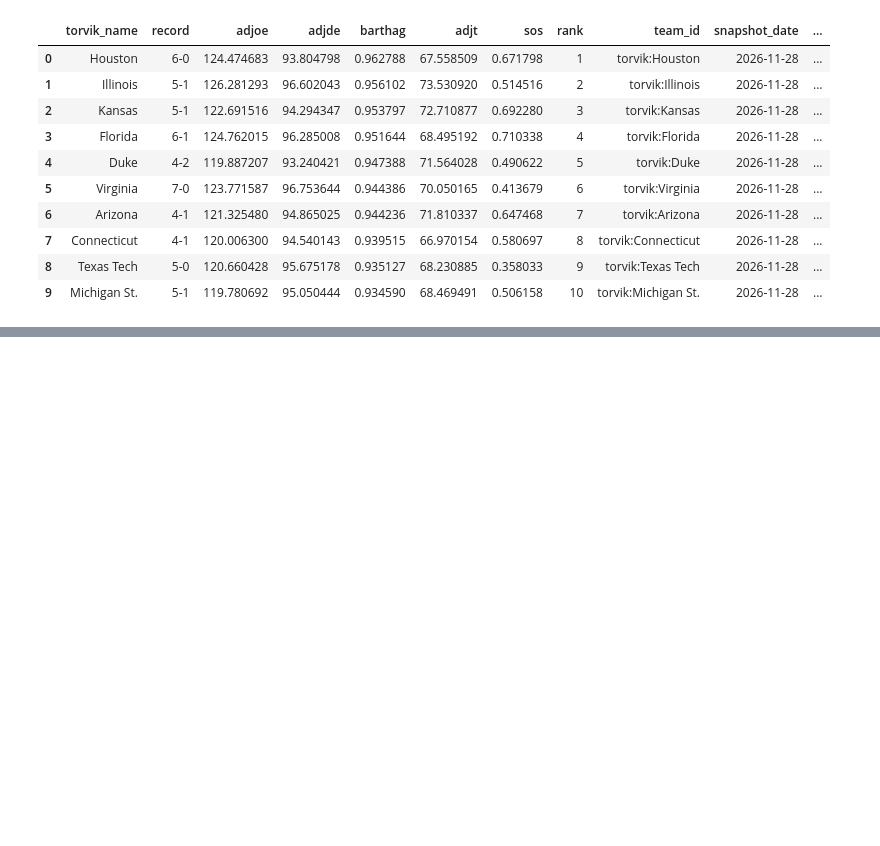
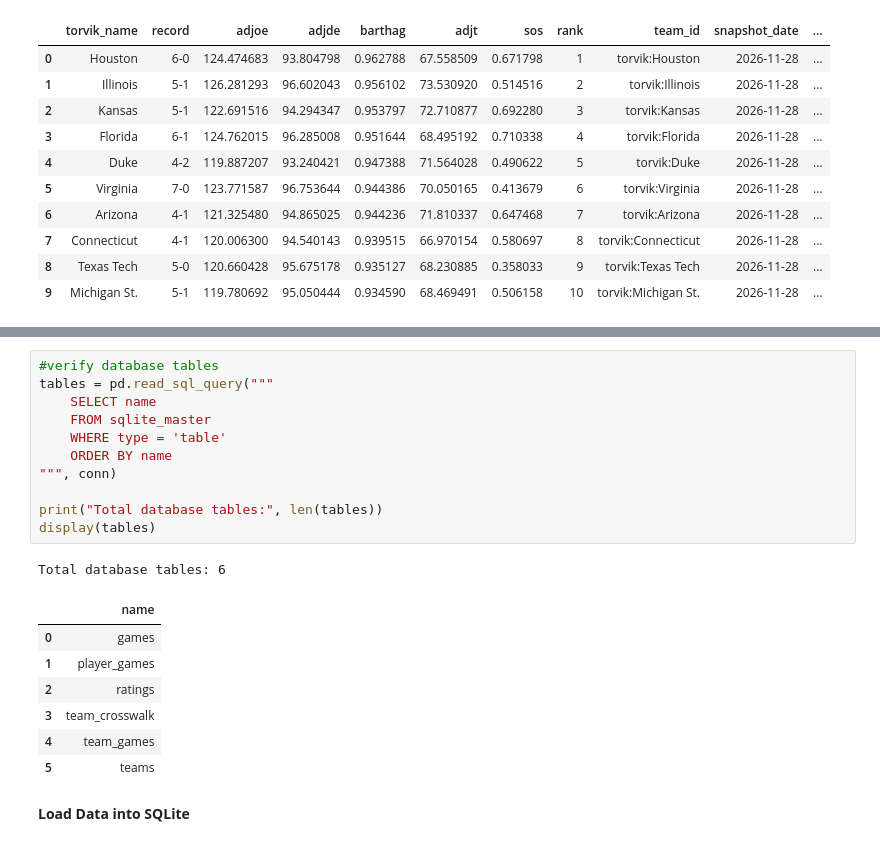
Before and after one commit to ekee7/acc_reality_check, a Jupyter notebook: ACC_Reality_Check.ipynb, the cells around one changed output, grey strips where cells are left out. Cells and saved outputs as stored; diff of their text form; blank space fills up the shorter version.

```diff
--- a/ACC_Reality_Check.ipynb
+++ b/ACC_Reality_Check.ipynb
@@ -1452,0 +1625,22 @@ Number of snapshots: 1
+# %%
+#verify database tables
+tables = pd.read_sql_query("""
+    SELECT name
+    FROM sqlite_master
+    WHERE type = 'table'
+    ORDER BY name
+""", conn)
+
+print("Total database tables:", len(tables))
+display(tables)
+# %% [output]
+Total database tables: 6
+|  | name |
+| 0 | games |
+| 1 | player_games |
+| 2 | ratings |
+| 3 | team_crosswalk |
+| 4 | team_games |
+| 5 | teams |
+# %% [markdown]
+**Load Data into SQLite**
```
Also changed, not shown: parts of 11 cells of this notebook.
